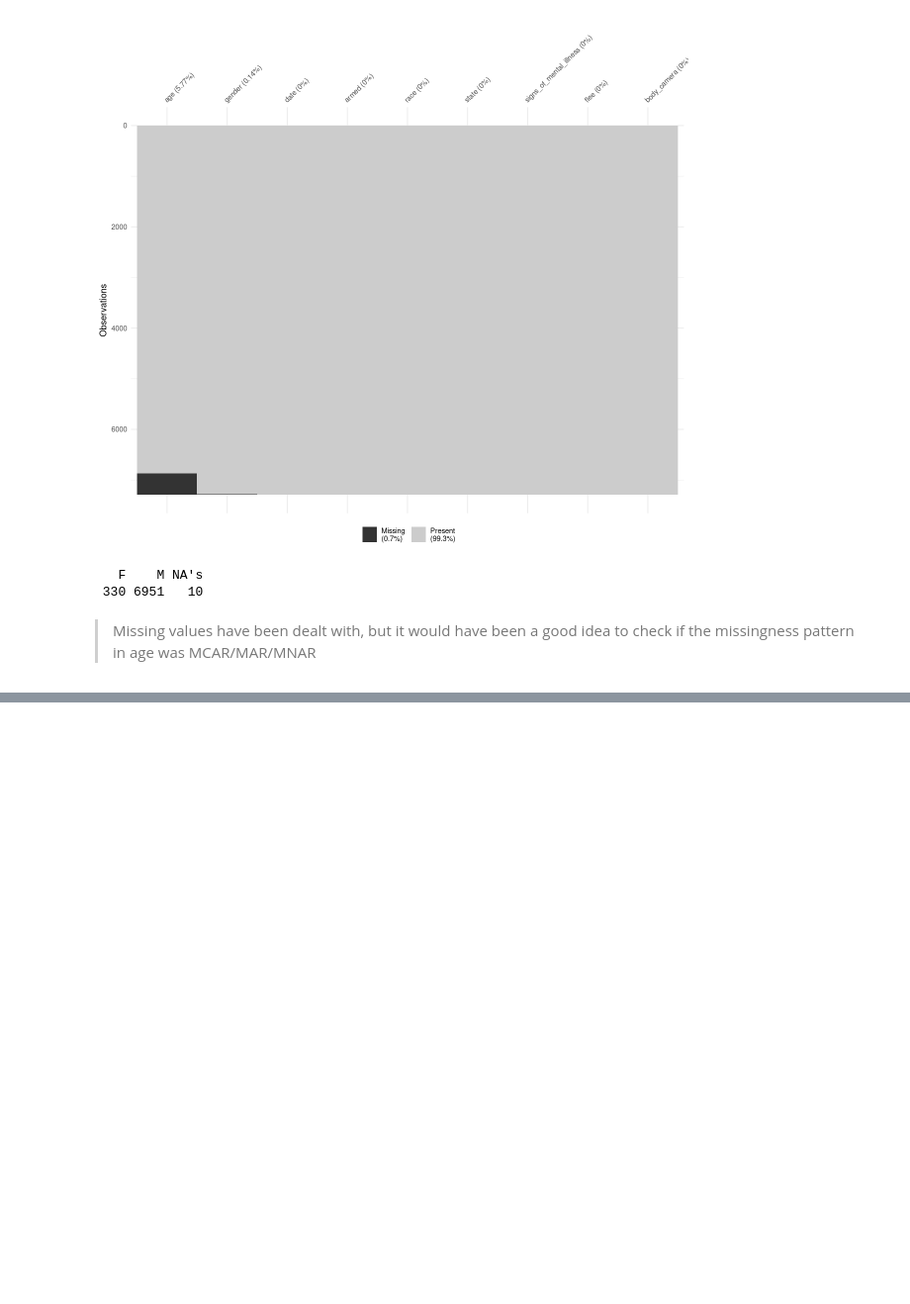
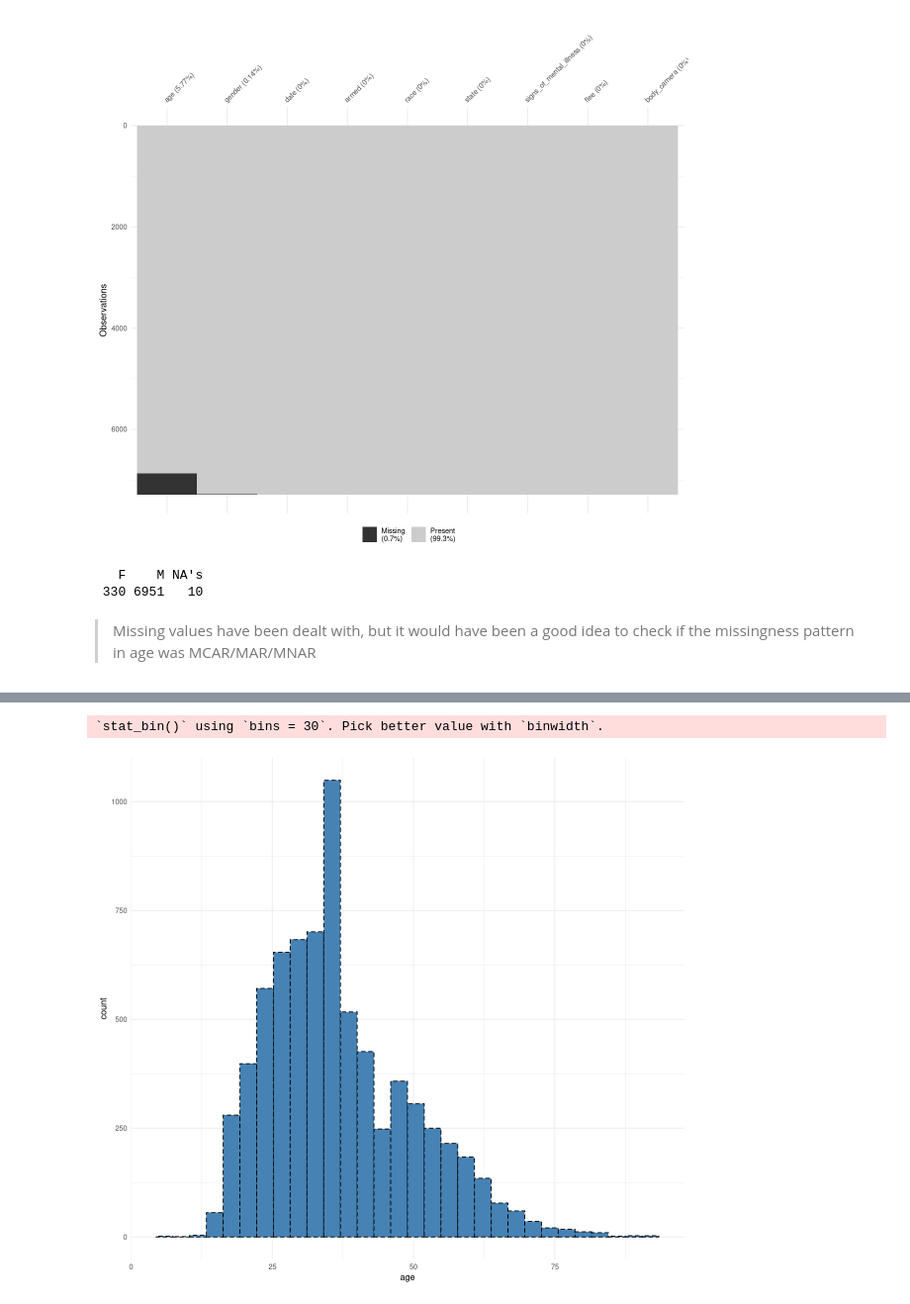
Before and after one commit to spacegoat1/data2020_project, a Jupyter notebook: 2_model_selection.ipynb, the cells around one changed output, grey strips where cells are left out. Shown at 99% size. Drawn from its saved outputs; the diff is of its cells as text; code cells hidden in the pictures; blank space fills up the shorter version.

```diff
--- a/2_model_selection.ipynb
+++ b/2_model_selection.ipynb
@@ -142,0 +217,5 @@ Since this is logistic regression and we are focused on interpretation, it may m
+# %%
+ggplot(data=data, aes(x=age)) + geom_histogram(color="black", fill="steelblue", linetype="dashed") + theme_minimal() + xlab("age")
+# %% [output]
+`stat_bin()` using `bins = 30`. Pick better value with `binwidth`.
+[figure, added]
```
Also changed, not shown: parts of 17 cells of this notebook.
